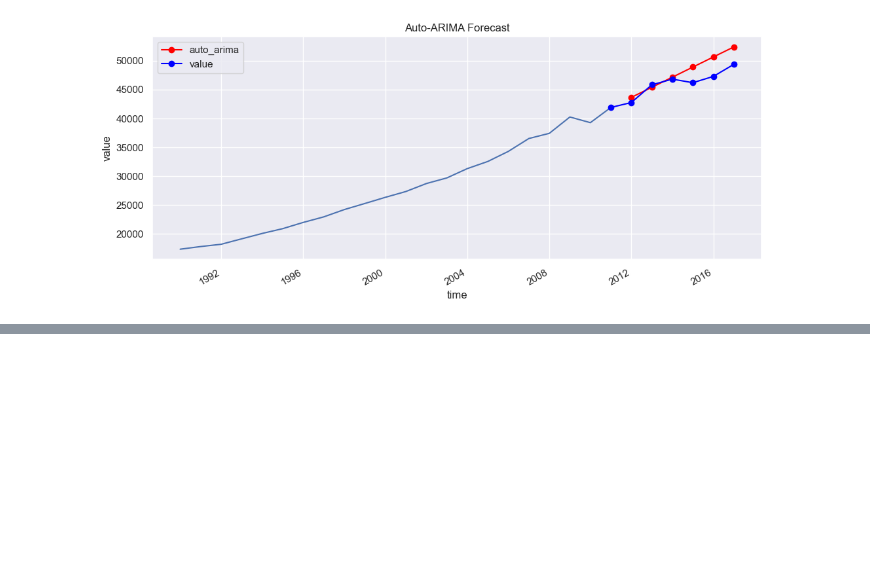
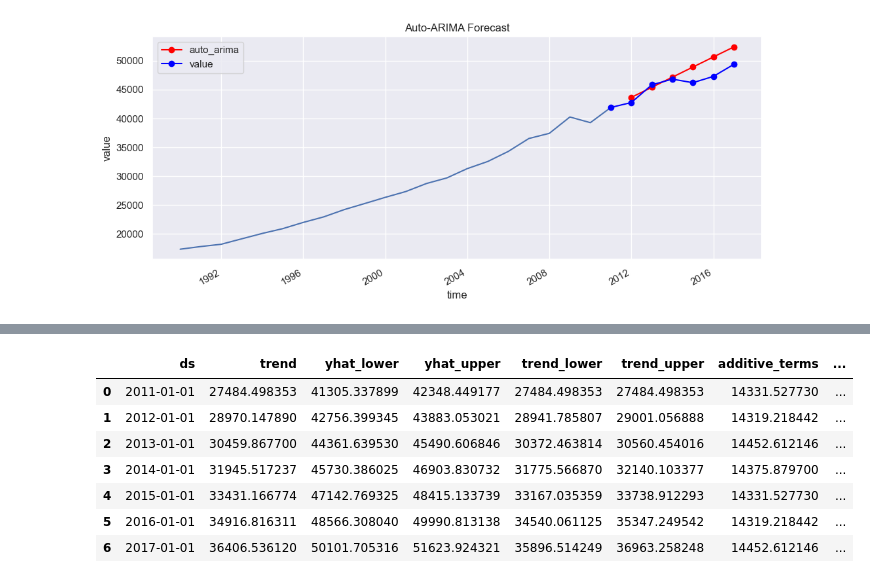
Before and after one commit to Mfundo-debug/time-series, a Jupyter notebook: time-series.ipynb, the cells around one changed output, grey strips where cells are left out. Cells and saved outputs as stored; diff of their text form; code cells hidden in the pictures; blank space fills up the shorter version.

```diff
--- a/time-series.ipynb
+++ b/time-series.ipynb
@@ -350,0 +392,11 @@ au_v2.plot(ax=ax, color='blue', marker='o', legend=True)
+# %%
+m3.predict(df_index_7_years)
+# %% [output]
+|  | ds | trend | yhat_lower | yhat_upper | trend_lower | trend_upper | additive_terms | ... |
+| 0 | 2011-01-01 | 27484.498353 | 41305.337899 | 42348.449177 | 27484.498353 | 27484.498353 | 14331.527730 | ... |
+| 1 | 2012-01-01 | 28970.147890 | 42756.399345 | 43883.053021 | 28941.785807 | 29001.056888 | 14319.218442 | ... |
+| 2 | 2013-01-01 | 30459.867700 | 44361.639530 | 45490.606846 | 30372.463814 | 30560.454016 | 14452.612146 | ... |
+| 3 | 2014-01-01 | 31945.517237 | 45730.386025 | 46903.830732 | 31775.566870 | 32140.103377 | 14375.879700 | ... |
+| 4 | 2015-01-01 | 33431.166774 | 47142.769325 | 48415.133739 | 33167.035359 | 33738.912293 | 14331.527730 | ... |
+| 5 | 2016-01-01 | 34916.816311 | 48566.308040 | 49990.813138 | 34540.061125 | 35347.249542 | 14319.218442 | ... |
+| 6 | 2017-01-01 | 36406.536120 | 50101.705316 | 51623.924321 | 35896.514249 | 36963.258248 | 14452.612146 | ... |
```
Also changed, not shown: parts of 6 cells of this notebook.
